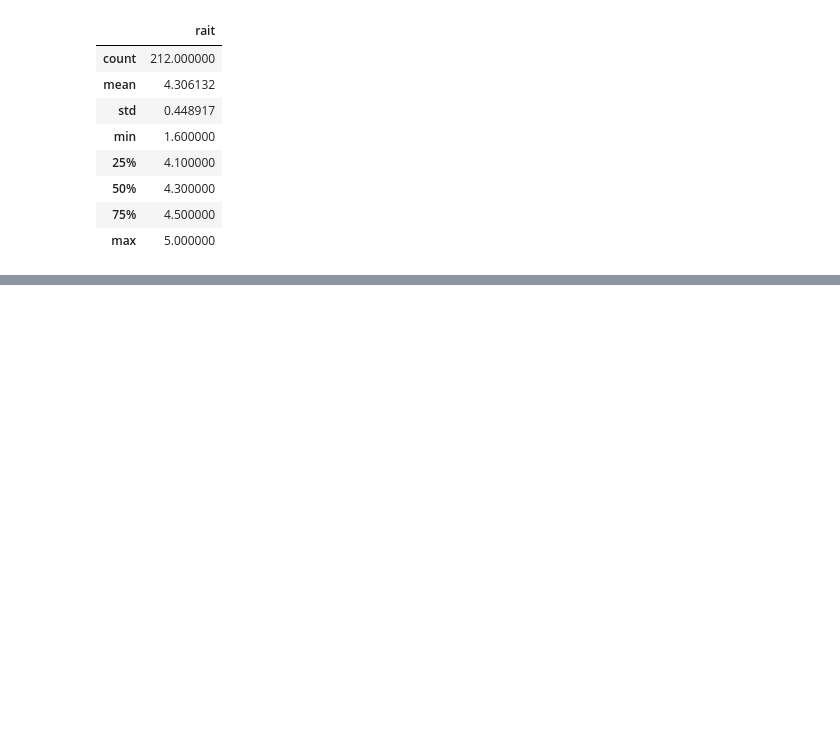
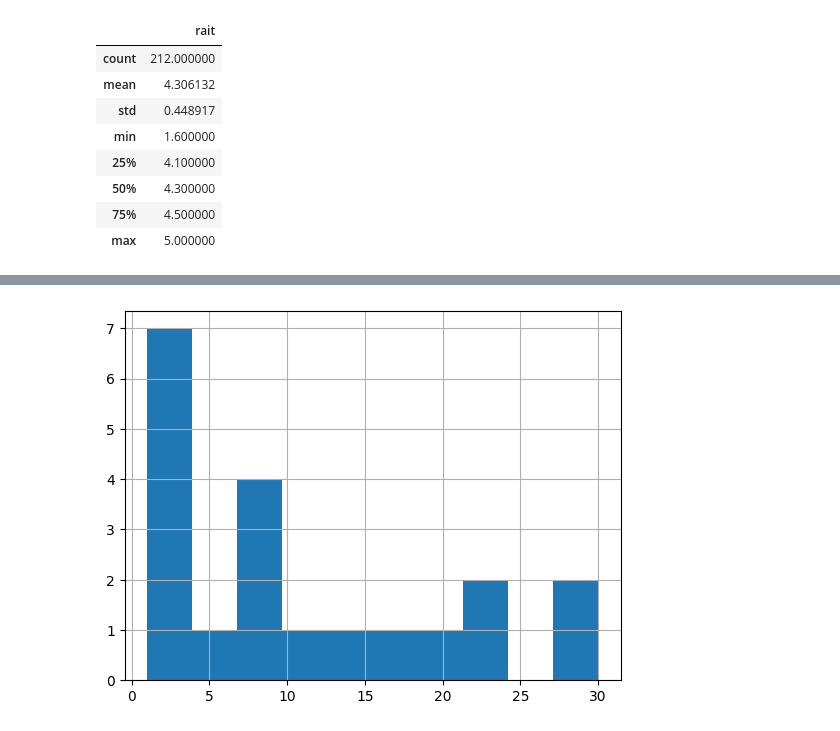
Before and after one commit to crissyro/base-of-DS, a Jupyter notebook: notebooks/intelligence_analysis_belgorod_food_places.ipynb, the cells around one changed output, grey strips where cells are left out. Cells and saved outputs as stored; diff of their text form; code cells hidden in the pictures; blank space fills up the shorter version.

```diff
--- a/notebooks/intelligence_analysis_belgorod_food_places.ipynb
+++ b/notebooks/intelligence_analysis_belgorod_food_places.ipynb
@@ -59,0 +97,4 @@ df.describe(include='object')
+# %%
+df.rait.value_counts().hist();
+# %% [output]
+[figure, added]
```
Also changed, not shown: parts of 9 cells of this notebook.
